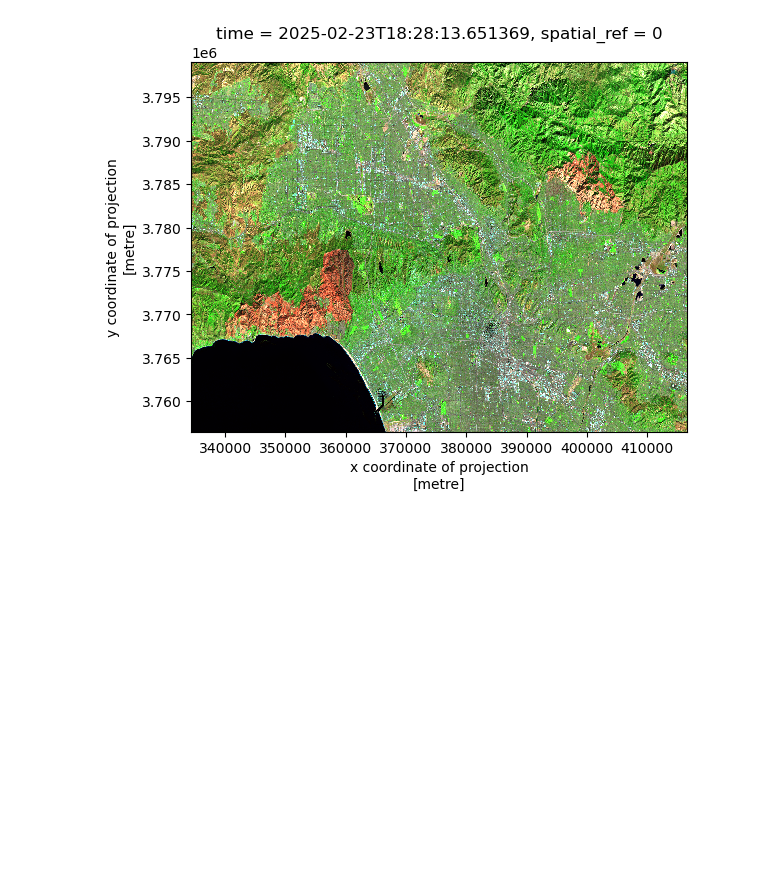
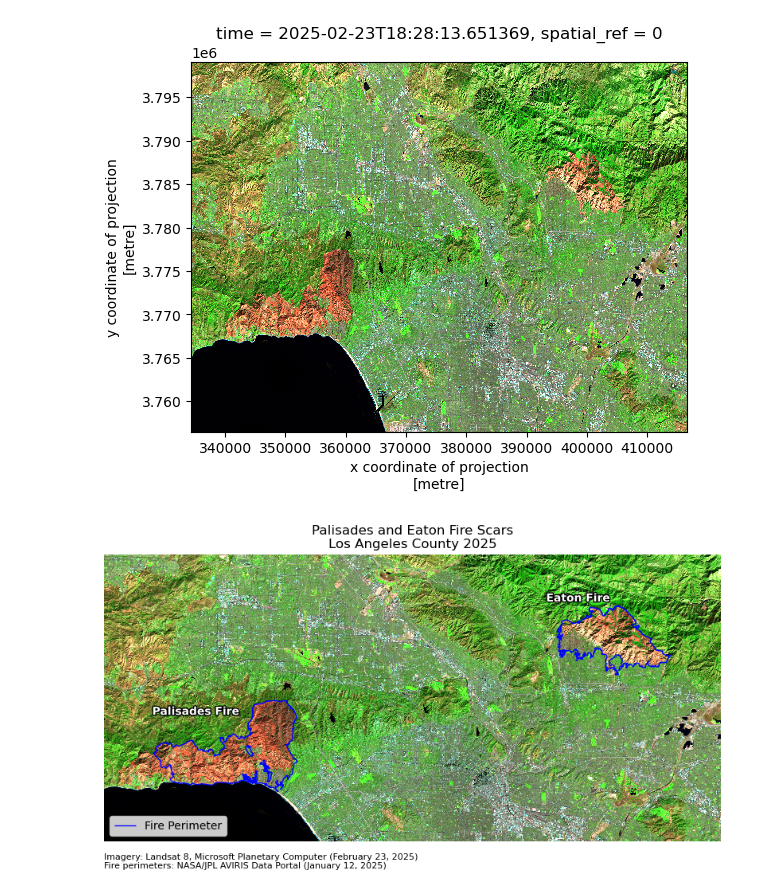
Before and after one commit to veronica-moran/eds220-hwk4, a Jupyter notebook: hwk4-task2-false-color-Moran.ipynb, the cells around one changed output. Cells and saved outputs as stored; diff of their text form; code cells hidden in the pictures; blank space fills up the shorter version.

```diff
--- a/hwk4-task2-false-color-Moran.ipynb
+++ b/hwk4-task2-false-color-Moran.ipynb
@@ -190,3 +245,58 @@ bands[['swir22', 'nir08', 'red']].to_dataarray().plot.imshow(robust = True)
 # %% [output]
 <matplotlib.image.AxesImage at 0x...>
 [figure]
+# %%
+# Reprojecting perimeter data to match bands data CRS
+palisades_eaton = palisades_eaton.to_crs(bands.rio.crs)
+assert palisades_eaton.crs == bands.rio.crs
+# %%
+# Clipping bands raster to perimeter extent
+bands_small = bands_small = bands.rio.clip_box(
+    *palisades_eaton.buffer(6000).total_bounds
+)
+# %%
+# Plotting raster and perimeters
+fig, ax = plt.subplots(figsize=(10, 8))
+ax.axis('off')
+
+# Plotting raster
+bands_small[['swir22', 'nir08', 'red']].to_dataarray().plot.imshow(robust = True)
+
+# Plotting Perimeter
+palisades_eaton.boundary.plot(ax=ax,
+                edgecolor='blue',
+                linewidth=1,
+                label = 'Fire Perimeter')
+
+# Adding title
+ax.set_title('Palisades and Eaton Fire Scars\nLos Angeles County 2025')
+
+# Adding legenf
+ax.legend(loc='lower left')
+
+
+# Adding fire names as text annotations
+for x, y, name in zip(palisades_eaton.geometry.centroid.x,
+                      palisades_eaton.geometry.centroid.y,
+                      palisades_eaton['name']):
+    ax.text(x, y + 4500, name.title() + ' Fire',
+            fontsize=10,
+            color='white',
+            fontweight='bold',
+            ha='right',
+           path_effects=[
+               pe.withStroke(linewidth=2,
+                             foreground='black')
+            ])
+
+# Adding data sources
+ax.text(0, -0.04,
+        'Imagery: Landsat 8, Microsoft Planetary Computer (February 23, 2025)\n'
+        'Fire perimeters: NASA/JPL AVIRIS Data Portal (January 12, 2025)',
+        transform=ax.transAxes,
+        fontsize=8,
+        va='top')
+
+plt.show()
+# %% [output]
+[figure, added]
```
Also changed, not shown: parts of 21 cells of this notebook.
